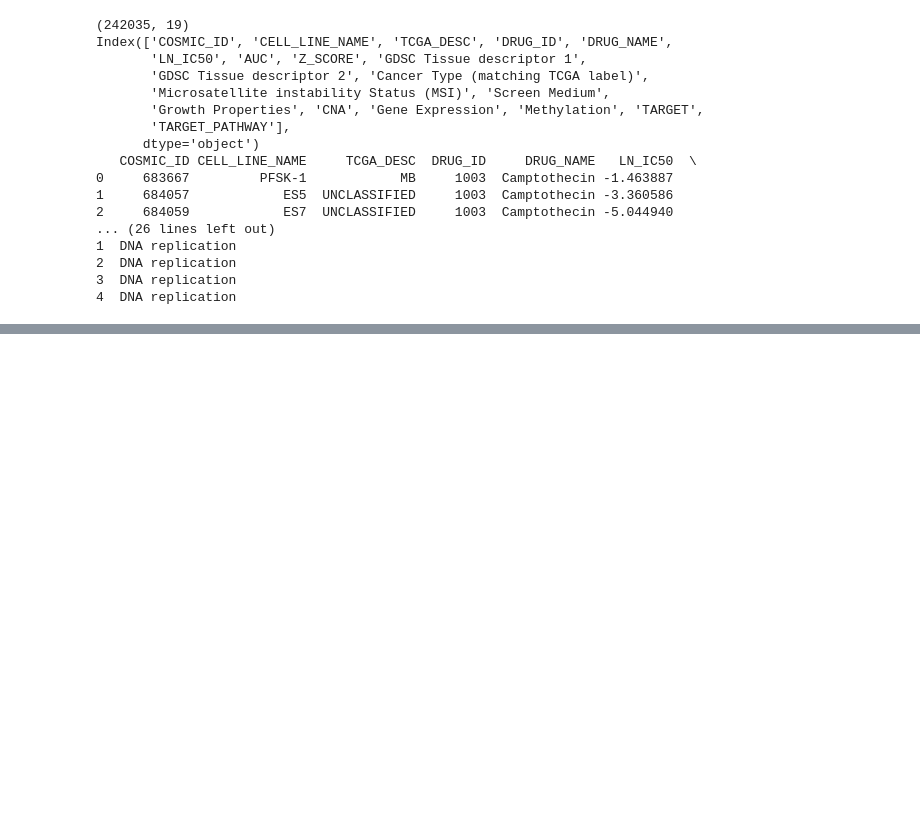
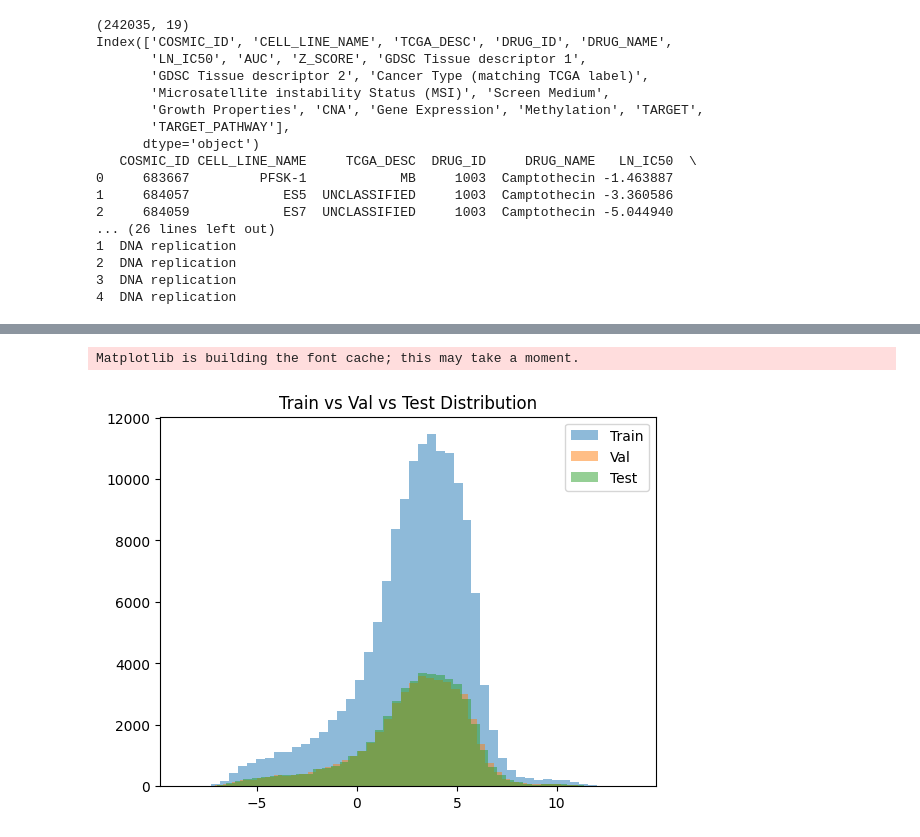
Before and after one commit to Pine532/EC503-CancerML-Project, a Jupyter notebook: Project.ipynb, the cells around one changed output, grey strips where cells are left out. Saved outputs shown, nothing was run; the diff lists cells and outputs as text; code cells hidden in the pictures; blank space fills up the shorter version.

Commit message:
Training/Test/Split added

```diff
--- a/Project.ipynb
+++ b/Project.ipynb
@@ -106,0 +102,8 @@ Name: LN_IC50, dtype: float64
+# %%
+# Inspecting the data
+X = X.drop(columns=["AUC", "Z_SCORE"])
+df_final = X.copy()
+df_final["LN_IC50"] = y
+
+print(df_final.shape)
+df_final.sample(5, random_state=42)
@@ -106,0 +119,16 @@ Name: LN_IC50, dtype: float64
+# %%
+# Splitting the data into training/testing
+
+from sklearn.model_selection import train_test_split
+
+# Step 1: Split off test set (20%)
+X_temp, X_test, y_temp, y_test = train_test_split(
+    X, y, test_size=0.2, random_state=42
+)
+# Step 2: Split remaining into train (60%) and validation (20%)
+X_train, X_val, y_train, y_val = train_test_split(
+    X_temp, y_temp, test_size=0.25, random_state=42
+)
+print("Train:", X_train.shape)
+print("Validation:", X_val.shape)
+print("Test:", X_test.shape)
@@ -106,0 +163,12 @@ Name: LN_IC50, dtype: float64
+# %%
+import matplotlib.pyplot as plt
+
+plt.hist(y_train, bins=50, alpha=0.5, label="Train")
+plt.hist(y_val, bins=50, alpha=0.5, label="Val")
+plt.hist(y_test, bins=50, alpha=0.5, label="Test")
+plt.legend()
+plt.title("Train vs Val vs Test Distribution")
+plt.show()
+# %% [output]
+Matplotlib is building the font cache; this may take a moment.
+[figure, added]
```
Also changed, not shown: parts of 5 cells of this notebook.
